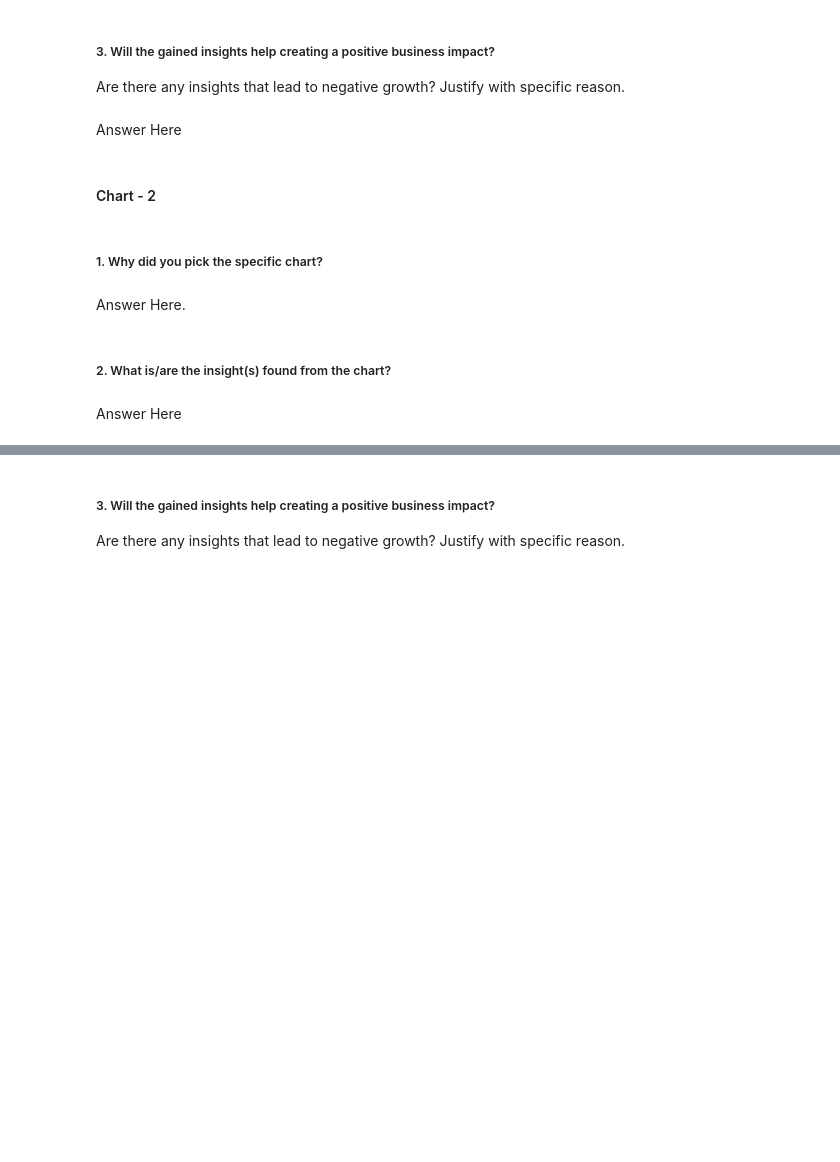
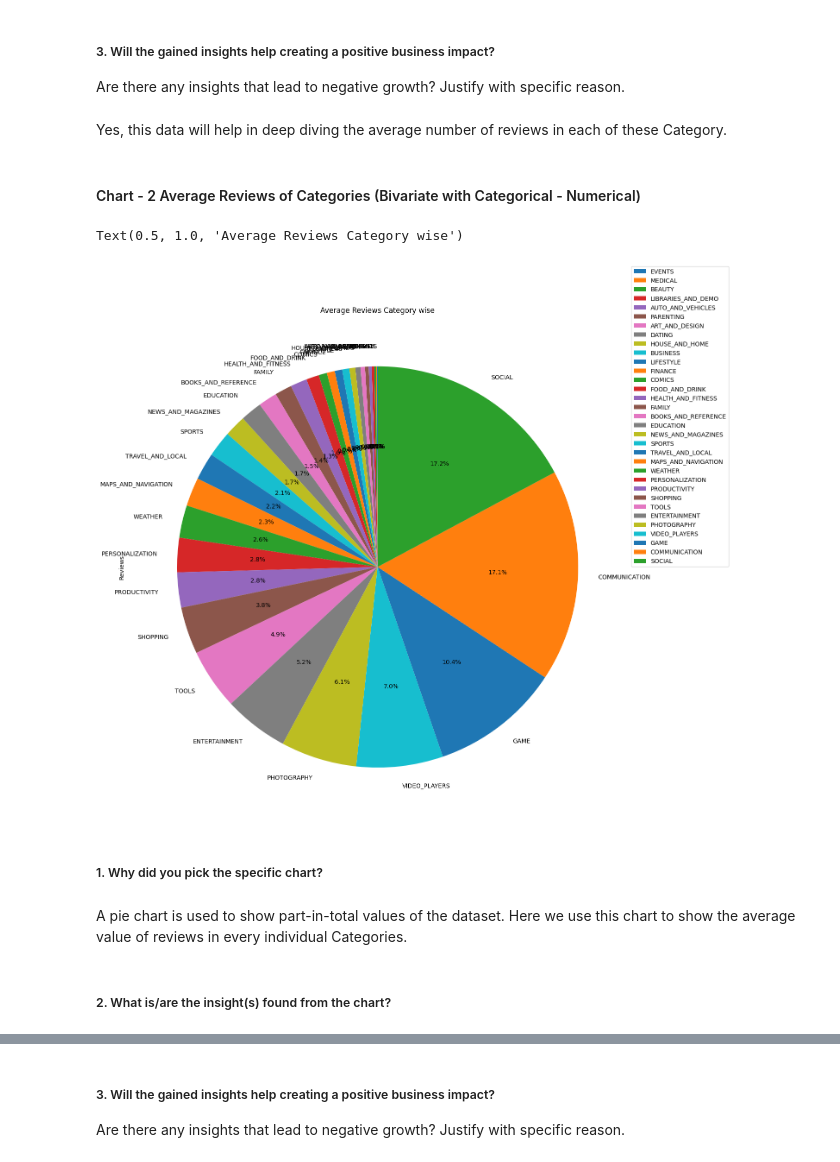
Before and after one commit to RayedShamim/Google-Play-Store-EDA-Rayed, a Jupyter notebook: Google_Play_Store_EDA_Submission.ipynb, the cells around one changed output, grey strips where cells are left out. Saved outputs shown, nothing was run; the diff lists cells and outputs as text; code cells hidden in the pictures; blank space fills up the shorter version.

```diff
--- a/Google_Play_Store_EDA_Submission.ipynb
+++ b/Google_Play_Store_EDA_Submission.ipynb
@@ -766,7 +792,3 @@ Answer Here
 # %% [markdown]
 ##### 3. Will the gained insights help creating a positive business impact?
 Are there any insights that lead to negative growth? Justify with specific reason.
-# %% [markdown]
-Answer Here
-# %% [markdown]
-#### Chart - 2
@@ -775,8 +795,23 @@ Answer Here
+# %% [markdown]
+Yes, this data will help in deep diving the average number of reviews in each of these Category.
+# %% [markdown]
+#### Chart - 2 Average Reviews of Categories (Bivariate with Categorical - Numerical)
+# %%
+# Chart - 2 visualization of average reviews based on category
+filtered_psdf.groupby('Category').agg({'Reviews':'mean'}).sort_values(by='Reviews').plot(kind='pie',
+                              figsize=(15,19),
+                               autopct="%1.1f%%",
+                               startangle=90,
+                               subplots=True
+                              )
+plt.legend(loc='center left',bbox_to_anchor = (1., 0.8))
+plt.title('Average Reviews Category wise')
+# %% [output]
+Text(0.5, 1.0, 'Average Reviews Category wise')
+[figure, added]
 # %% [markdown]
 ##### 1. Why did you pick the specific chart?
-# %% [markdown]
-Answer Here.
+# %% [markdown]
+A pie chart is used to show part-in-total values of the dataset. Here we use this chart to show the average value of reviews in every individual Categories.
 # %% [markdown]
 ##### 2. What is/are the insight(s) found from the chart?
-# %% [markdown]
-Answer Here
```
Also changed, not shown: parts of 167 cells of this notebook.
